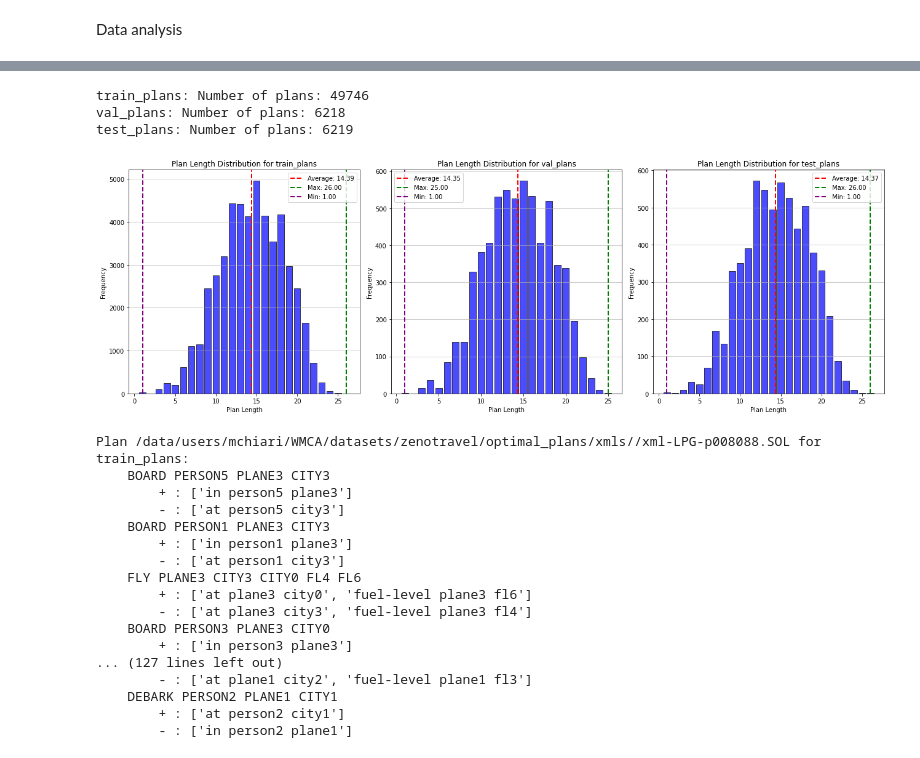
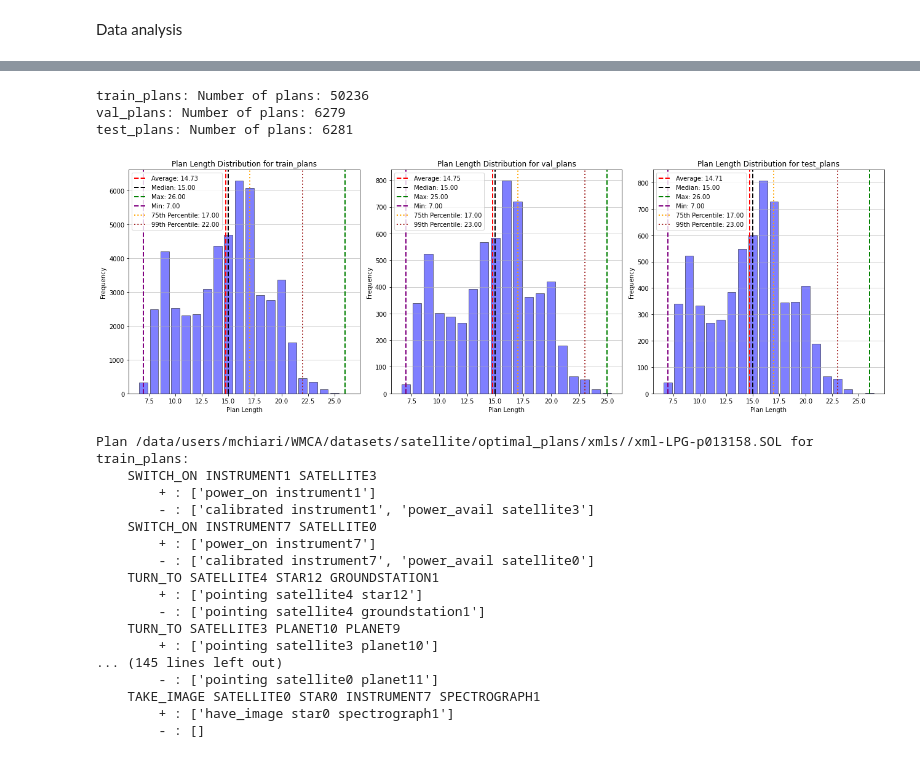
Before and after one commit to Ruggero01s/FSGR_thesis, a Jupyter notebook: code/dataset_study.ipynb, the cells around one changed output, grey strips where cells are left out. Saved outputs shown, nothing was run; the diff lists cells and outputs as text; code cells hidden in the pictures.

Commit message:
added percentiles to graphs

```diff
--- a/code/dataset_study.ipynb
+++ b/code/dataset_study.ipynb
@@ -10,9 +10,9 @@ from multiprocess import Pool
 # %%
 save_dir = './results/'
 data_base_dir = '../datasets/'
-domain = 'zenotravel'
+domain = 'satellite'
 results_dir = f"{save_dir}/{domain}/"
-source_dir = f"{join(data_base_dir, domain)}/optimal_plans/plans_max-plan-dim=26_train_percentage=0.8"
+source_dir = f"{join(data_base_dir, domain)}/optimal_plans/plans_max-plan-dim=30_train_percentage=0.8"
 print('Domain dir:', source_dir)
 os.makedirs(save_dir, exist_ok=True)
 os.makedirs(results_dir, exist_ok=True)
@@ -50,38 +50,44 @@ Test plans: 6219
 for split in splits:
     print(f"{split}: Number of plans: {len(splits[split])}")
 # %% [output]
-train_plans: Number of plans: 49746
-val_plans: Number of plans: 6218
-test_plans: Number of plans: 6219
+train_plans: Number of plans: 50236
+val_plans: Number of plans: 6279
+test_plans: Number of plans: 6281
 # %%
 import numpy as np
 import matplotlib.pyplot as plt
 
 fig, axs = plt.subplots(1, len(splits), figsize=(6 * len(splits), 6))
 if len(splits) == 1:
     axs = [axs]
 for ax, (split, plans) in zip(axs, splits.items()):
     plan_lengths = [len(plan.actions) for plan in plans]
     frequency = {}
     for length in plan_lengths:
         frequency[length] = frequency.get(length, 0) + 1
     avg_length_local = np.mean(plan_lengths)
+    med_length_local = np.median(plan_lengths)
     max_length_local = np.max(plan_lengths)
     min_length_local = np.min(plan_lengths)
-    ax.bar(frequency.keys(), frequency.values(), color='blue', alpha=0.7, edgecolor='black')
+    perc75 = np.percentile(plan_lengths, 75)
+    perc99 = np.percentile(plan_lengths, 99)
+    ax.bar(frequency.keys(), frequency.values(), color='blue', alpha=0.5, edgecolor='black')
     ax.axvline(x=avg_length_local, color='red', linestyle='--', linewidth=2, label=f'Average: {avg_length_local:.2f}')
+    ax.axvline(x=med_length_local, color='black', linestyle='--', linewidth=2, label=f'Median: {med_length_local:.2f}')
     ax.axvline(x=max_length_local, color='green', linestyle='--', linewidth=2, label=f'Max: {max_length_local:.2f}')
     ax.axvline(x=min_length_local, color='purple', linestyle='--', linewidth=2, label=f'Min: {min_length_local:.2f}')
+    ax.axvline(x=perc75, color='orange', linestyle=':', linewidth=2, label=f'75th Percentile: {perc75:.2f}')
+    ax.axvline(x=perc99, color='brown', linestyle=':', linewidth=2, label=f'99th Percentile: {perc99:.2f}')
     ax.set_title(f"Plan Length Distribution for {split}")
     ax.set_xlabel("Plan Length")
     ax.set_ylabel("Frequency")
     ax.grid(axis='y', alpha=0.75)
     ax.legend()
 plt.tight_layout()
 plt.savefig(f"{save_dir}/{domain}/{domain}_combined_plan_length_distribution.jpeg")
 plt.show()
 # %% [output]
-[figure, old version]
+[figure, new version]
 # %%
 for split, plans in splits.items():
     print(f"Plan {plans[0].plan_name} for {split}:")
@@ -91,23 +97,23 @@ for split, plans in splits.items():
         print(f"        - : {action.negativeEffects}")
     print()
 # %% [output]
-Plan /data/users/mchiari/WMCA/datasets/zenotravel/optimal_plans/xmls//xml-LPG-p008088.SOL for train_plans:
-    BOARD PERSON5 PLANE3 CITY3
-        + : ['in person5 plane3']
-        - : ['at person5 city3']
-    BOARD PERSON1 PLANE3 CITY3
-        + : ['in person1 plane3']
-        - : ['at person1 city3']
-    FLY PLANE3 CITY3 CITY0 FL4 FL6
-        + : ['at plane3 city0', 'fuel-level plane3 fl6']
-        - : ['at plane3 city3', 'fuel-level plane3 fl4']
-    BOARD PERSON3 PLANE3 CITY0
-        + : ['in person3 plane3']
-... (127 lines left out)
-        - : ['at plane1 city2', 'fuel-level plane1 fl3']
-    DEBARK PERSON2 PLANE1 CITY1
-        + : ['at person2 city1']
-        - : ['in person2 plane1']
+Plan /data/users/mchiari/WMCA/datasets/satellite/optimal_plans/xmls//xml-LPG-p013158.SOL for train_plans:
+    SWITCH_ON INSTRUMENT1 SATELLITE3
+        + : ['power_on instrument1']
+        - : ['calibrated instrument1', 'power_avail satellite3']
+    SWITCH_ON INSTRUMENT7 SATELLITE0
+        + : ['power_on instrument7']
+        - : ['calibrated instrument7', 'power_avail satellite0']
+    TURN_TO SATELLITE4 STAR12 GROUNDSTATION1
+        + : ['pointing satellite4 star12']
+        - : ['pointing satellite4 groundstation1']
+    TURN_TO SATELLITE3 PLANET10 PLANET9
+        + : ['pointing satellite3 planet10']
+... (145 lines left out)
+        - : ['pointing satellite0 planet11']
+    TAKE_IMAGE SATELLITE0 STAR0 INSTRUMENT7 SPECTROGRAPH1
+        + : ['have_image star0 spectrograph1']
+        - : []
 # %%
 for split, plans in splits.items():
     for plan in plans[:3]:
```
Also changed, not shown: parts of 5 cells of this notebook, 9 other files.
